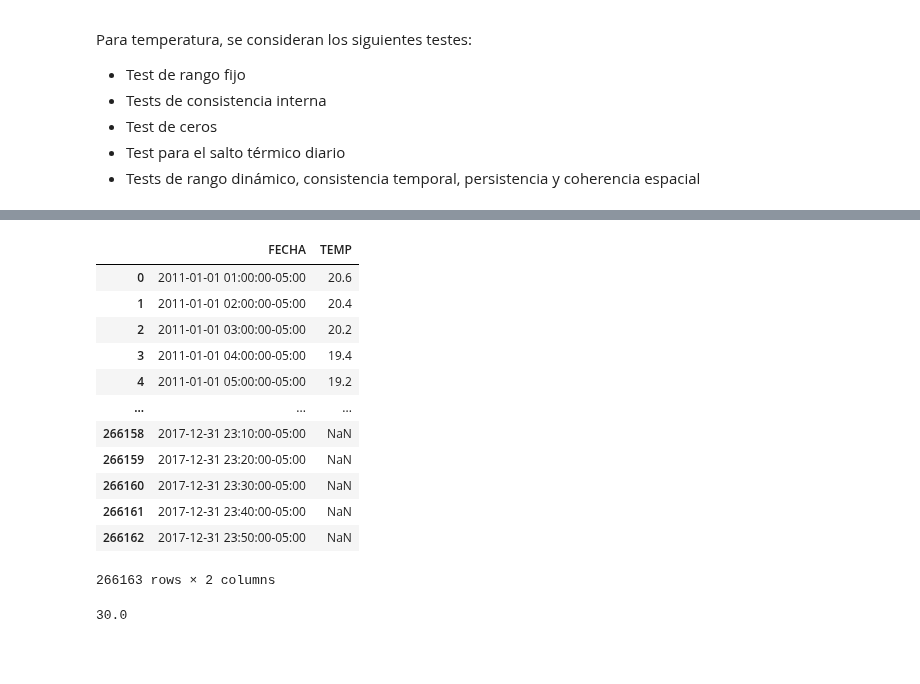
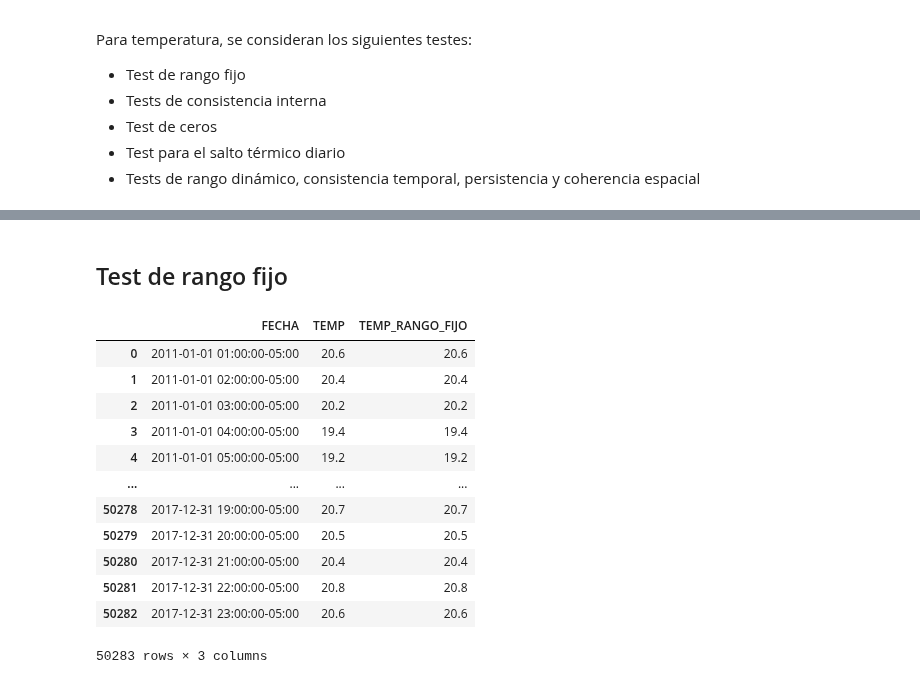
Before and after one commit to chris051091/Seminario-3, a Jupyter notebook: preprocess/src/Testeo Temperatura.ipynb, the cells around one changed output, grey strips where cells are left out. Saved outputs shown, nothing was run; the diff lists cells and outputs as text; code cells hidden in the pictures; blank space fills up the shorter version.

```diff
--- a/preprocess/src/Testeo Temperatura.ipynb
+++ b/preprocess/src/Testeo Temperatura.ipynb
@@ -47,25 +53,22 @@ dfTemp
+# %% [markdown]
+## Test de rango fijo
 # %%
 t_max = 50.
 t_min = 15.
 lamb_func = lambda r: np.nan if ((r > t_max) | (r < t_min)) else r
-dfTemp['TEMP'] = dfTemp['TEMP'].apply(lamb_func)
+dfTemp['TEMP_RANGO_FIJO'] = dfTemp['TEMP'].apply(lamb_func)
 dfTemp
 # %% [output]
-|  | FECHA | TEMP |
-| 0 | 2011-01-01 01:00:00-05:00 | 20.6 |
-| 1 | 2011-01-01 02:00:00-05:00 | 20.4 |
-| 2 | 2011-01-01 03:00:00-05:00 | 20.2 |
-| 3 | 2011-01-01 04:00:00-05:00 | 19.4 |
-| 4 | 2011-01-01 05:00:00-05:00 | 19.2 |
-| ... | ... | ... |
-| 266158 | 2017-12-31 23:10:00-05:00 | NaN |
-| 266159 | 2017-12-31 23:20:00-05:00 | NaN |
-| 266160 | 2017-12-31 23:30:00-05:00 | NaN |
-| 266161 | 2017-12-31 23:40:00-05:00 | NaN |
-| 266162 | 2017-12-31 23:50:00-05:00 | NaN |
+|  | FECHA | TEMP | TEMP_RANGO_FIJO |
+| 0 | 2011-01-01 01:00:00-05:00 | 20.6 | 20.6 |
+| 1 | 2011-01-01 02:00:00-05:00 | 20.4 | 20.4 |
+| 2 | 2011-01-01 03:00:00-05:00 | 20.2 | 20.2 |
+| 3 | 2011-01-01 04:00:00-05:00 | 19.4 | 19.4 |
+| 4 | 2011-01-01 05:00:00-05:00 | 19.2 | 19.2 |
+| ... | ... | ... | ... |
+| 50278 | 2017-12-31 19:00:00-05:00 | 20.7 | 20.7 |
+| 50279 | 2017-12-31 20:00:00-05:00 | 20.5 | 20.5 |
+| 50280 | 2017-12-31 21:00:00-05:00 | 20.4 | 20.4 |
+| 50281 | 2017-12-31 22:00:00-05:00 | 20.8 | 20.8 |
+| 50282 | 2017-12-31 23:00:00-05:00 | 20.6 | 20.6 |
-266163 rows × 2 columns
+50283 rows × 3 columns
-# %%
-r = 30.
-np.nan if ((r > t_max) | (r < t_min)) else r
-# %% [output]
-30.0
```
Also changed, not shown: parts of 9 cells of this notebook, 1 other file.
